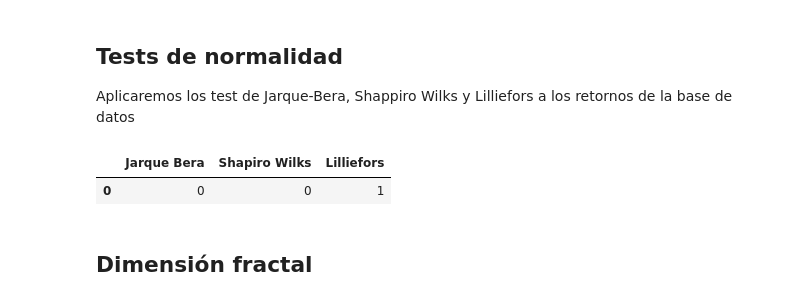
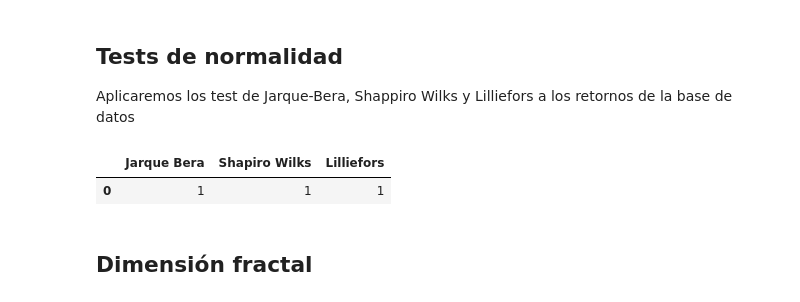
Before and after one commit to CamiVasz/Procesos-Estocasticos-2, a Jupyter notebook: Estimacion de parametros/Movimiento Browniano geometrico.ipynb, the cells around one changed output. Drawn from its saved outputs; the diff is of its cells as text; code cells hidden in the pictures.

```diff
--- a/Estimacion de parametros/Movimiento Browniano geometrico.ipynb
+++ b/Estimacion de parametros/Movimiento Browniano geometrico.ipynb
@@ -36,13 +36,13 @@ lilie = lilliefors(R)
 shapiro = stats.shapiro(R)
 # %%
 df = pd.DataFrame()
-df['Jarque Bera'] = [1 if jb[1]<0.03 else 0]
-df['Shapiro Wilks'] = [1 if shapiro[1]<0.03 else 0]
+df['Jarque Bera'] = [1 if jb[1]>0.05 else 0]
+df['Shapiro Wilks'] = [1 if shapiro[1]>0.05 else 0]
 df['Lilliefors'] = [1 if lilie[1]<0.05 else 0]
 df
 # %% [output]
 |  | Jarque Bera | Shapiro Wilks | Lilliefors |
-| 0 | 0 | 0 | 1 |
+| 0 | 1 | 1 | 1 |
 # %% [markdown]
 ## Dimensión fractal
 # %%
```
Also changed, not shown: parts of 4 cells of this notebook, 18 other files.
